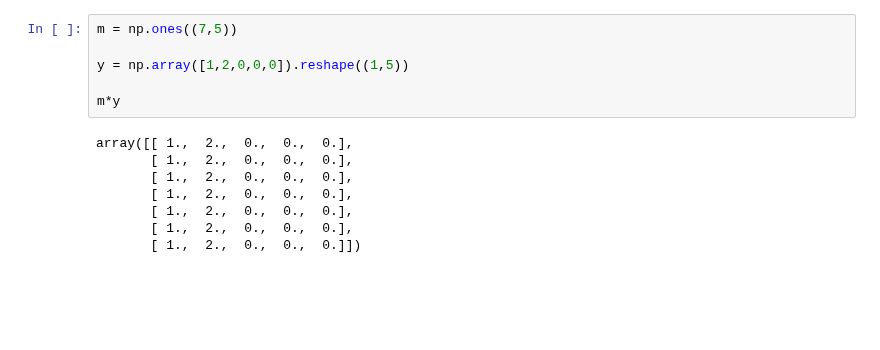
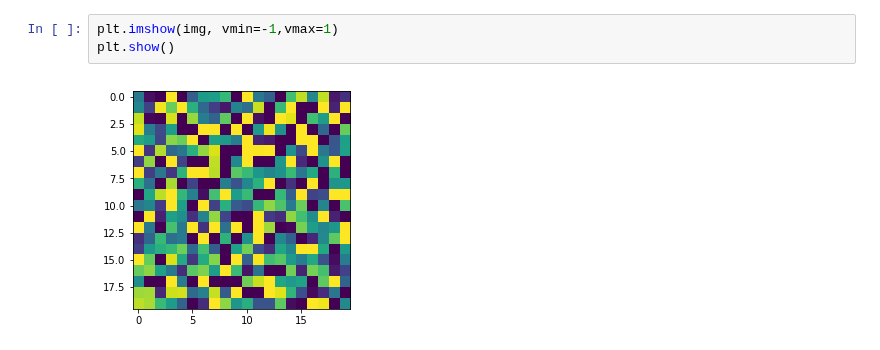
Before and after one commit to mirkoklukas/htmresearch, a Jupyter notebook: projects/gridcells/jupyter/eigendecomposition/2d new.ipynb, the cells around one changed output. Cells and saved outputs as stored; diff of their text form; blank space fills up the shorter version.

```diff
--- a/projects/gridcells/jupyter/eigendecomposition/2d new.ipynb
+++ b/projects/gridcells/jupyter/eigendecomposition/2d new.ipynb
@@ -130,14 +193,5 @@ plt.imshow(vec[6].reshape((n_,n_)))
-# %%
-m = np.ones((7,5))
-
-y = np.array([1,2,0,0,0]).reshape((1,5))
-
-m*y
-# %% [output]
-array([[ 1.,  2.,  0.,  0.,  0.],
-       [ 1.,  2.,  0.,  0.,  0.],
-       [ 1.,  2.,  0.,  0.,  0.],
-       [ 1.,  2.,  0.,  0.,  0.],
-       [ 1.,  2.,  0.,  0.,  0.],
-       [ 1.,  2.,  0.,  0.,  0.],
-       [ 1.,  2.,  0.,  0.,  0.]])
+# %%
+plt.imshow(img, vmin=-1,vmax=1)
+plt.show()
+# %% [output]
+[figure, added]
```
Also changed, not shown: parts of 7 cells of this notebook, 9 other files.
